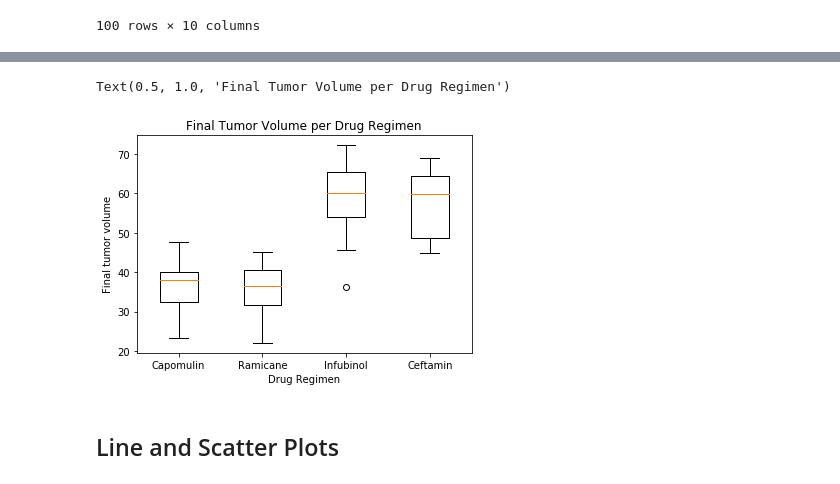
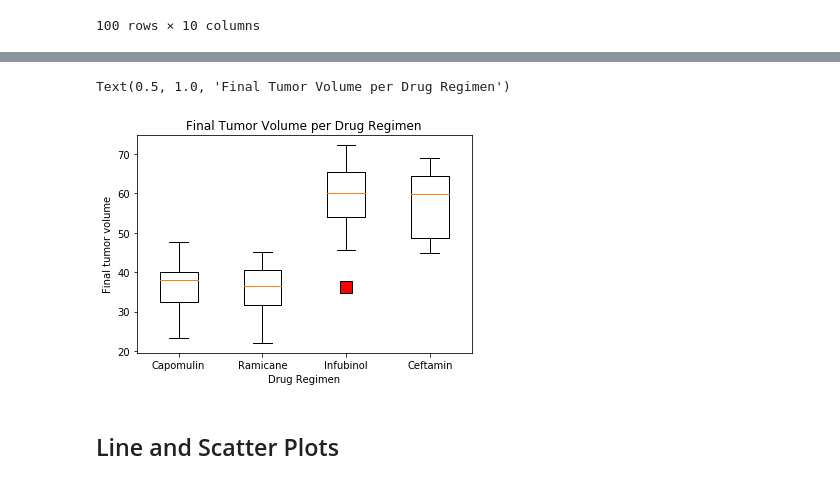
Before and after one commit to apizzo1/matplotlib-challenge, a Jupyter notebook: pymaceuticals_AP.ipynb, the cells around one changed output, grey strips where cells are left out. Cells and saved outputs as stored; diff of their text form; code cells hidden in the pictures.

Commit message:
Continuing through scatter plots and linregress

```diff
--- a/pymaceuticals_AP.ipynb
+++ b/pymaceuticals_AP.ipynb
@@ -375,15 +373,17 @@ for value in tumor_vol_Ceftamin:
 # %%
 # Generate a box plot of the final tumor volume of each mouse across four regimens of interest
 x1 = tumor_vol_Capomulin
 x2 = tumor_vol_Ramicane
 x3 = tumor_vol_Infubinol
 x4 = tumor_vol_Ceftamin
-plt.boxplot ([x1, x2, x3, x4], labels = ['Capomulin','Ramicane',"Infubinol","Ceftamin"])
+#source: https://matplotlib.org/3.2.1/gallery/statistics/boxplot.html
+flierprops = dict(marker='s', markerfacecolor='red', markersize=12)
+plt.boxplot ([x1, x2, x3, x4], labels = ['Capomulin','Ramicane',"Infubinol","Ceftamin"], flierprops = flierprops)
 plt.xlabel("Drug Regimen")
 plt.ylabel("Final tumor volume")
 plt.title("Final Tumor Volume per Drug Regimen")
 # %% [output]
 Text(0.5, 1.0, 'Final Tumor Volume per Drug Regimen')
-[figure, old version]
+[figure, new version]
 # %% [markdown]
 ## Line and Scatter Plots
```
Also changed, not shown: parts of 7 cells of this notebook.
